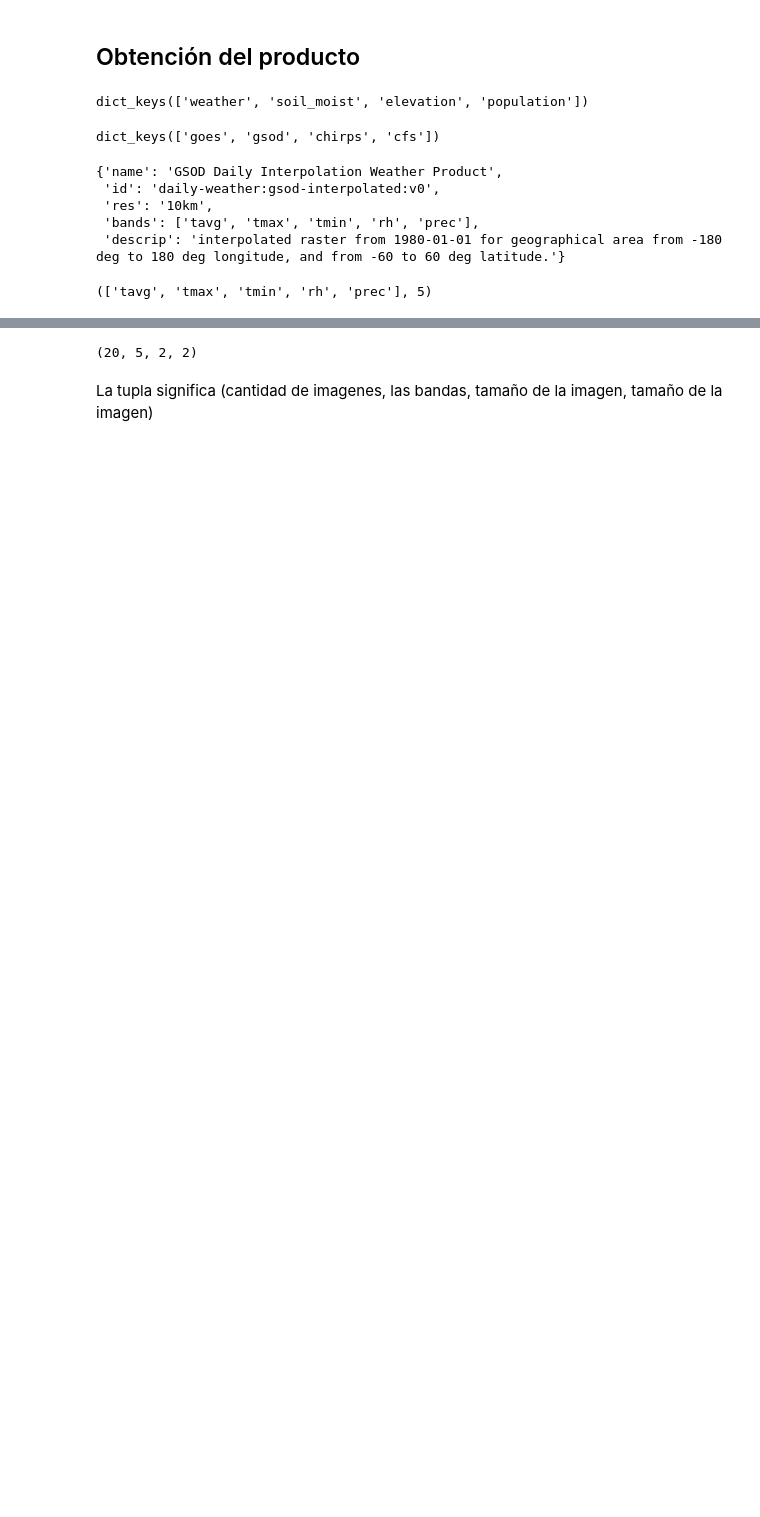
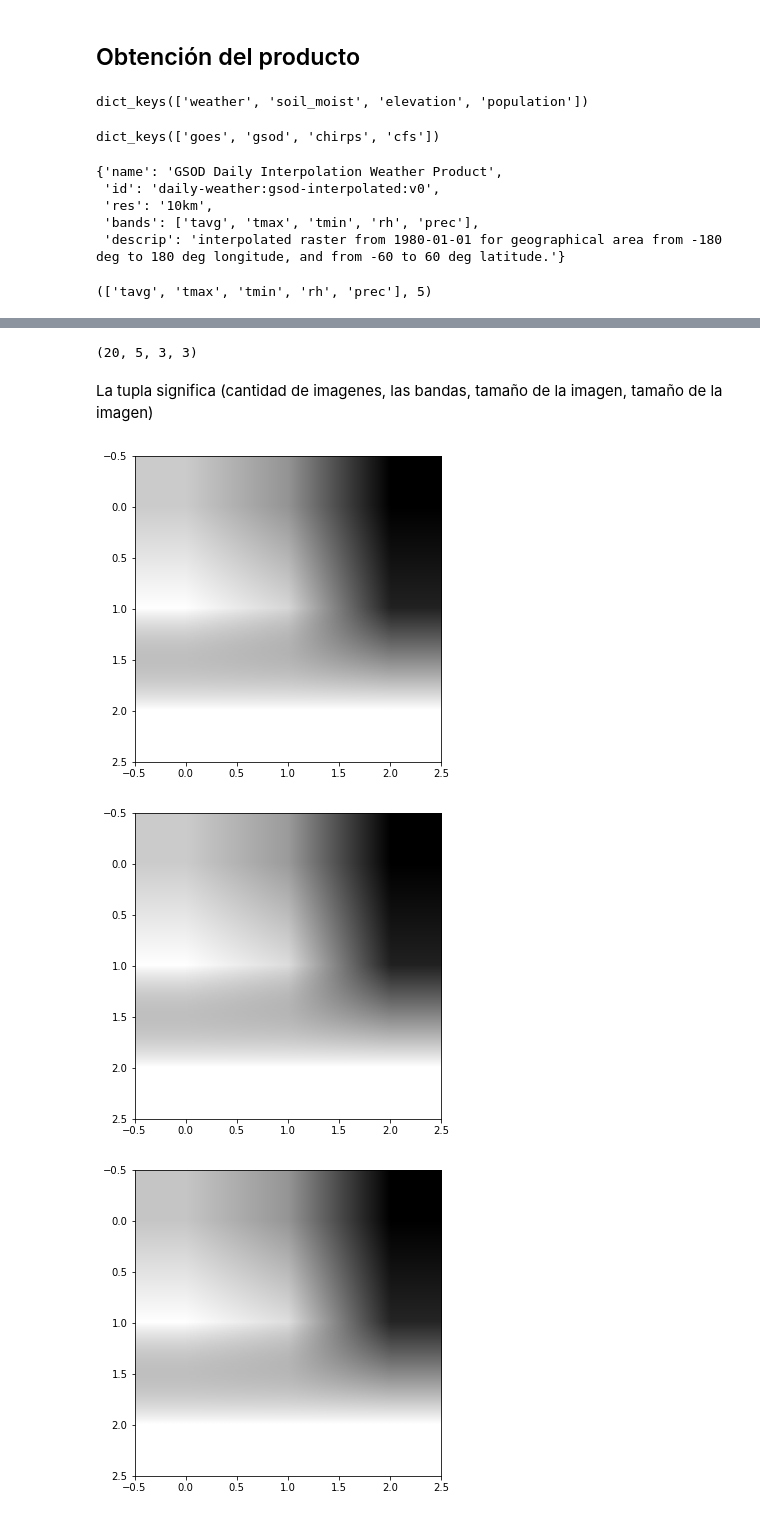
Before and after one commit to Competencia-de-Climate-Change/Landslide_EarlyDetection, a Jupyter notebook: examples/weather/gsod.ipynb, the cells around one changed output, grey strips where cells are left out. Saved outputs shown, nothing was run; the diff lists cells and outputs as text; code cells hidden in the pictures; blank space fills up the shorter version.

```diff
--- a/examples/weather/gsod.ipynb
+++ b/examples/weather/gsod.ipynb
@@ -117,7 +117,7 @@ prod["bands"], len(prod["bands"])
 scenes, ctx, ini, end = get_scenes(
     prod,
     buffer_size=BS, #  10kmx10km
-    res=0.2         # 0.2 deg x pix approx 20km x pix which is resolution of the sensor
+    res=0.1         # 0.2 deg x pix approx 20km x pix which is resolution of the sensor
 )
 
 scenes, ctx
@@ -136,6 +136,16 @@ scenes, ctx
 scene_stack = scenes.stack(prod['bands'], ctx)
 scene_stack.shape
 # %% [output]
-(20, 5, 2, 2)
+(20, 5, 3, 3)
 # %% [markdown]
 La tupla significa (cantidad de imagenes, las bandas, tamaño de la imagen, tamaño de la imagen)
+# %%
+for scene in scenes[0:5]:
+    arr = scene.ndarray(bands=prod["bands"][0],
+                        ctx=ctx)
+
+    dl.scenes.display(arr, size=5)
+# %% [output]
+[figure, added]
+[figure, added]
+[figure, added]
```
Also changed, not shown: parts of 2 cells of this notebook, 2 other files.
